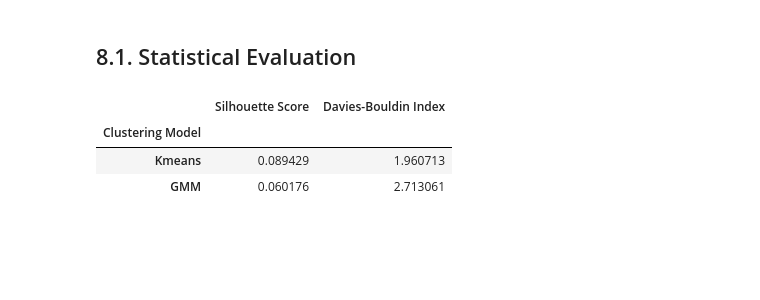
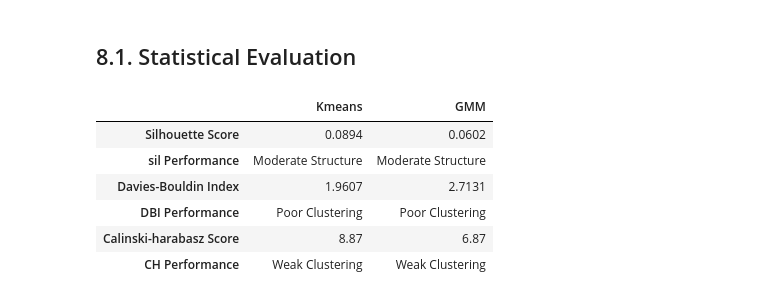
Before and after one commit to OnsHanafi/icu-acquity-phenotyping, a Jupyter notebook: ICUproject.ipynb, the cells around one changed output. Saved outputs shown, nothing was run; the diff lists cells and outputs as text; code cells hidden in the pictures; blank space fills up the shorter version.

Commit message:
clinical phenotypes

```diff
--- a/ICUproject.ipynb
+++ b/ICUproject.ipynb
@@ -1311,8 +1288,8 @@ plt.title('GMM: Optimal Clusters Number')
 plt.show()
 
 # --- 2. execute GMM ---
-gmm = GaussianMixture(n_components=5, covariance_type='full', random_state=42)
-df['phenotype_gmm'] = gmm.fit_predict(X_processed)
+cluster_gmm = GaussianMixture(n_components=5, covariance_type='full', random_state=42)
+df['phenotype_gmm'] = cluster_gmm.fit_predict(X_processed)
 
 # *** For better understanding we will add mortality rate (which is an indication of acquity level) for each phenotype to the descriptive ***
 
@@ -1380,23 +1339,82 @@ memory usage: 39.6 KB
 # %% [markdown]
 ## 8.1. Statistical Evaluation
 # %%
-# --- Kmeans Evaluation ---
+# --- 1. Evaluation ---
+# *** Kmeans Evaluation ***
 sil_kmm = silhouette_score(X_processed, df['phenotype_kmm'])
 db_kmm = davies_bouldin_score(X_processed, df['phenotype_kmm'])
+ch_kmm = calinski_harabasz_score(X_processed, df['phenotype_kmm'])
 
-# --- GMM Evaluation ---
+# *** GMM Evaluation ***
 sil_gmm = silhouette_score(X_processed, df['phenotype_gmm'])
 db_gmm = davies_bouldin_score(X_processed, df['phenotype_gmm'])
+ch_gmm = calinski_harabasz_score(X_processed, df['phenotype_gmm'])
 
-evaluation_results= {
+statistical_evaluation= {
     "Clustering Model": ["Kmeans", "GMM"],
     "Silhouette Score": [sil_kmm, sil_gmm],
-    "Davies-Bouldin Index": [db_kmm, db_gmm]
+    "Davies-Bouldin Index": [db_kmm, db_gmm],
+    "Calinski-harabasz Score": [ch_kmm, ch_gmm]
 }
 
-display(pd.DataFrame(evaluation_results).set_index("Clustering Model"))
+# --- 2.  Models Clustering performance ( in terms of statistics) ---
+df_eval = pd.DataFrame(statistical_evaluation).set_index("Clustering Model")
+def calculate_performance(df_eval):
+    perf_report={}
+    for model in df_eval.index:
+        sil = df_eval.loc[model, "Silhouette Score"]
+        db = df_eval.loc[model, "Davies-Bouldin Index"]
+        ch = df_eval.loc[model, "Calinski-harabasz Score"]
+
+        # SIL PERF
+        if 0.7<=sil<=1.0:
+            sil_perf = "Strong Structure"
+        elif 0.51<=sil<=0.70:
+            sil_perf = "Reasonable Structure"
+        elif 0.26<=sil<=0.50:
+            sil_perf = "Moderate Structure"
+        elif 0.0<=sil<=0.25:
+            sil_perf = "Moderate Structure"
+        else:
+           sil_perf = "Bad Structure"
+
+
+        # DB PERFORMANCE
+        if db<=0.5 :
+            db_perf= "Poor Clustering"
+        elif 0.6<=db<=1.9:
+            db_perf = "Reasonable Clustering"
+        else:
+            db_perf = "Poor Clustering"
+
+        # CH PERFORMANCE
+        if ch<=200:
+            ch_perf= "Weak Clustering"
+        elif 201<=ch<=1000:
+            ch_perf= "Moderate Clustering"
+        elif 1001<=ch<=5000:
+            ch_perf= "Strong Clustering"
+        else:
+            ch_perf= "Excellent Clustering"
+
+        perf_report[model] = {
+            "Silhouette Score": f"{sil:.4f}",
+            "sil Performance": sil_perf,
+            "Davies-Bouldin Index": f"{db:.4f}",
+            "DBI Performance": db_perf,
+            "Calinski-harabasz Score": f"{ch:.2f}",
+            "CH Performance": ch_perf
+
+        }
+    return pd.DataFrame(perf_report)
+
+performance_report= calculate_performance(df_eval)
+display(performance_report)
 # %% [output]
-|  | Silhouette Score | Davies-Bouldin Index |
-| Clustering Model |  |  |
-| Kmeans | 0.089429 | 1.960713 |
-| GMM | 0.060176 | 2.713061 |
+|  | Kmeans | GMM |
+| Silhouette Score | 0.0894 | 0.0602 |
+| sil Performance | Moderate Structure | Moderate Structure |
+| Davies-Bouldin Index | 1.9607 | 2.7131 |
+| DBI Performance | Poor Clustering | Poor Clustering |
+| Calinski-harabasz Score | 8.87 | 6.87 |
+| CH Performance | Weak Clustering | Weak Clustering |
```
Also changed, not shown: parts of 14 cells of this notebook.
